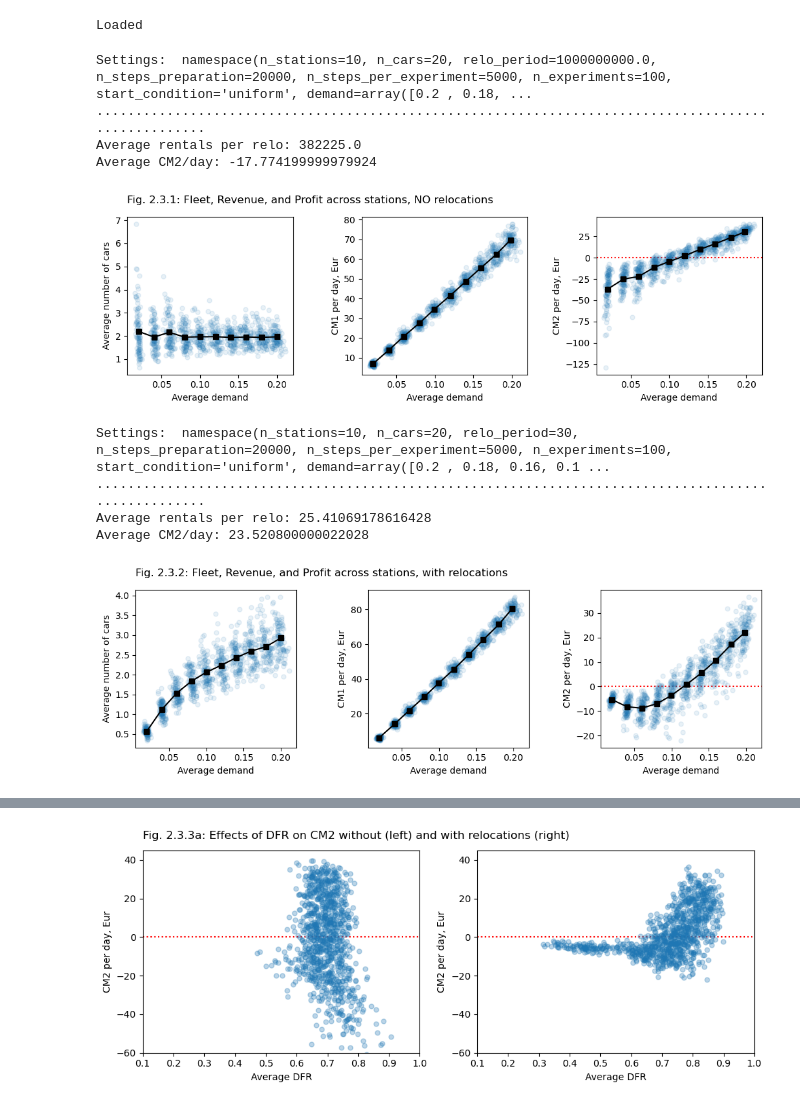
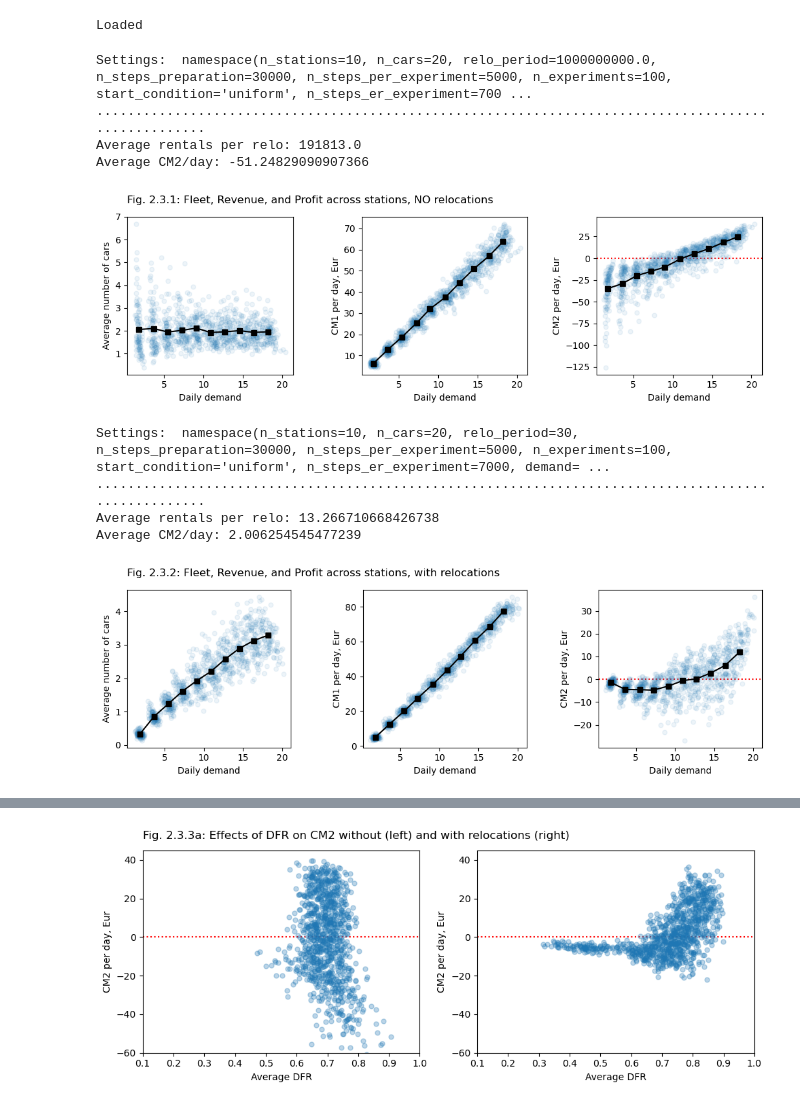
Before and after one commit to khakhalin/carsharing101, a Jupyter notebook: scripts/02relos_02stations.ipynb, the cells around one changed output, grey strips where cells are left out. Saved outputs shown, nothing was run; the diff lists cells and outputs as text; code cells hidden in the pictures.

```diff
--- a/scripts/02relos_02stations.ipynb
+++ b/scripts/02relos_02stations.ipynb
@@ -133,9 +134,10 @@ def run_model(cfg, seed=None):
             relo_happened = False
 
         if i_step > cfg.n_steps_preparation: # Collect stats
-            cm1[i_experiment, :] += (departures + arrivals)/2/cfg.n_steps_per_experiment
-            # We divide it by 2 for the sum across all cm1 to be true (not double-counted)
-            average_cars[i_experiment, :] += state/cfg.n_steps_per_experiment
+            # CM1 is first shared between target andd destination, then turned from raw numbers to probabilities,
+            # then  from probabilities to daily rates using time-factor, then to daily money using money factor
+            cm1[i_experiment, :] += (departures + arrivals)/2/cfg.n_steps_per_experiment * cfg.time_factor * cfg.cm1_factor
+            average_cars[i_experiment, :] += state/cfg.n_steps_per_experiment  # Average n cars over time
             total_attempts[i_experiment, :] += attempts*1
             total_rentals[i_experiment, :] += departures
             if relo_happened:
@@ -156,36 +158,37 @@ Loaded
 
 def flatten_outputs(out, cfg):
     """Flattens outputs in-place."""
-    out.flat_demand = out.n_apps.flatten()/cfg.n_steps_per_experiment
+    out.flat_demand = out.n_apps.flatten()/cfg.n_steps_per_experiment *cfg.time_factor # Daily
     out.flat_dfr = out.n_rentals.flatten()/out.n_apps.flatten().clip(1,None)
-    out.flat_cm1 = out.cm1.flatten()*cfg.cm1_factor
+    out.flat_cm1 = out.cm1.flatten()
     out.flat_cm2 = out.flat_cm1 - out.average_cars.flatten()*cfg.cm2_factor
     return None
 
 def relo_effect_pic(out, cfg, title):
+    alpha = 0.08
     plt.figure(figsize=(10.5, 3.5));
 
     plt.subplot(131)
     plt.title(title, loc='left', pad=15)
-    plt.plot(out.n_apps.flatten()/cfg.n_steps_per_experiment,
-         out.average_cars.flatten(), '.', alpha=0.1, markersize=10)
-    plt.plot(cfg.demand, out.average_cars.mean(axis=0), 'ks-')
-    plt.xlabel("Average demand")
+    plt.plot(out.n_apps.flatten()/cfg.n_steps_per_experiment * cfg.time_factor,
+         out.average_cars.flatten(), '.', alpha=alpha, markersize=10)
+    plt.plot(cfg.demand*cfg.time_factor, out.average_cars.mean(axis=0), 'ks-')
+    plt.xlabel("Daily demand")
     plt.ylabel("Average number of cars");
 
     plt.subplot(132)
-    plt.plot(out.flat_demand, out.flat_cm1, '.', alpha=0.1, markersize=10)
-    plt.plot(out.n_apps.mean(axis=0)/cfg.n_steps_per_experiment, out.cm1.mean(axis=0)*cfg.cm1_factor, 'ks-')
-    plt.xlabel("Average demand")
+    plt.plot(out.flat_demand, out.flat_cm1, '.', alpha=alpha, markersize=10)
+    plt.plot(out.n_apps.mean(axis=0)/cfg.n_steps_per_experiment*cfg.time_factor, out.cm1.mean(axis=0), 'ks-')
+    plt.xlabel("Daily demand")
     plt.ylabel("CM1 per day, Eur");
 
     plt.subplot(133)
     plt.axhline(0, color='red', linestyle=':')
-    plt.plot(out.flat_demand, out.flat_cm2, '.', alpha=0.1, markersize=10)
+    plt.plot(out.flat_demand, out.flat_cm2, '.', alpha=alpha, markersize=10)
     plt.plot(
-        out.n_apps.mean(axis=0)/cfg.n_steps_per_experiment,
-        (out.cm1*cfg.cm1_factor - out.average_cars*cfg.cm2_factor).mean(axis=0), 'ks-')
-    plt.xlabel("Average demand")
+        out.n_apps.mean(axis=0)/cfg.n_steps_per_experiment*cfg.time_factor,
+        (out.cm1 - out.average_cars*cfg.cm2_factor).mean(axis=0), 'ks-')
+    plt.xlabel("Daily demand")
     plt.ylabel("CM2 per day, Eur");
 
     plt.tight_layout()
@@ -197,33 +200,34 @@ print("Loaded")
 # %% [output]
 Loaded
 # %%
-# Sxperiment 1 : Stations, no relos
-cfg = get_config('linear', relo_period=1e9, n_stations=10, n_cars=20)  # 1e9 is basically infinity
+# Experiment 1 : Stations, no relos
+cfg = get_config('linear', relo_period=1e9, n_stations=10, n_cars=20, n_steps_preparation=30000, n_steps_er_experiment=7000)
+# 1e9 for relo period is basically infinity
 print("Settings: ", cfg)
 out = run_model(cfg)
 flatten_outputs(out, cfg)
 relo_effect_pic(out, cfg, title="Fig. 2.3.1: Fleet, Revenue, and Profit across stations, NO relocations")
 plt.savefig(f"../figures/02relos_03stations_01norelos.svg", dpi=300)
 # %% [output]
-Settings:  namespace(n_stations=10, n_cars=20, relo_period=1000000000.0, n_steps_preparation=20000, n_steps_per_experiment=5000, n_experiments=100, start_condition='uniform', demand=array([0.2 , 0.18, ...
+Settings:  namespace(n_stations=10, n_cars=20, relo_period=1000000000.0, n_steps_preparation=30000, n_steps_per_experiment=5000, n_experiments=100, start_condition='uniform', n_steps_er_experiment=700 ...
 ....................................................................................................
-Average rentals per relo: 382225.0
-Average CM2/day: -17.774199999979924
+Average rentals per relo: 191813.0
+Average CM2/day: -51.24829090907366
-[figure, old version]
+[figure, new version]
 # %%
-# now with relocations
-cfg2 = get_config('linear', relo_period=30, n_stations=10, n_cars=20)
+# Experiment 2: Same, but now with relocations
+cfg2 = get_config('linear', relo_period=30, n_stations=10, n_cars=20, n_steps_preparation=30000, n_steps_er_experiment=7000)
 print("Settings: ", cfg2)
 out2 = run_model(cfg2)
 flatten_outputs(out2, cfg2)
 relo_effect_pic(out2, cfg2, title="Fig. 2.3.2: Fleet, Revenue, and Profit across stations, with relocations")
 plt.savefig(f"../figures/02relos_03stations_02relos.svg", dpi=300)
 # %% [output]
-Settings:  namespace(n_stations=10, n_cars=20, relo_period=30, n_steps_preparation=20000, n_steps_per_experiment=5000, n_experiments=100, start_condition='uniform', demand=array([0.2 , 0.18, 0.16, 0.1 ...
+Settings:  namespace(n_stations=10, n_cars=20, relo_period=30, n_steps_preparation=30000, n_steps_per_experiment=5000, n_experiments=100, start_condition='uniform', n_steps_er_experiment=7000, demand= ...
 ....................................................................................................
-Average rentals per relo: 25.41069178616428
-Average CM2/day: 23.520800000022028
+Average rentals per relo: 13.266710668426738
+Average CM2/day: 2.006254545477239
-[figure, old version]
+[figure, new version]
 # %%
 print("DFR without relos: ", out.n_rentals.sum()/out.n_apps.sum()*100)
 print("DFR with relos: ", out2.n_rentals.sum()/out2.n_apps.sum()*100)
```
Also changed, not shown: parts of 5 cells of this notebook, 8 other files.
